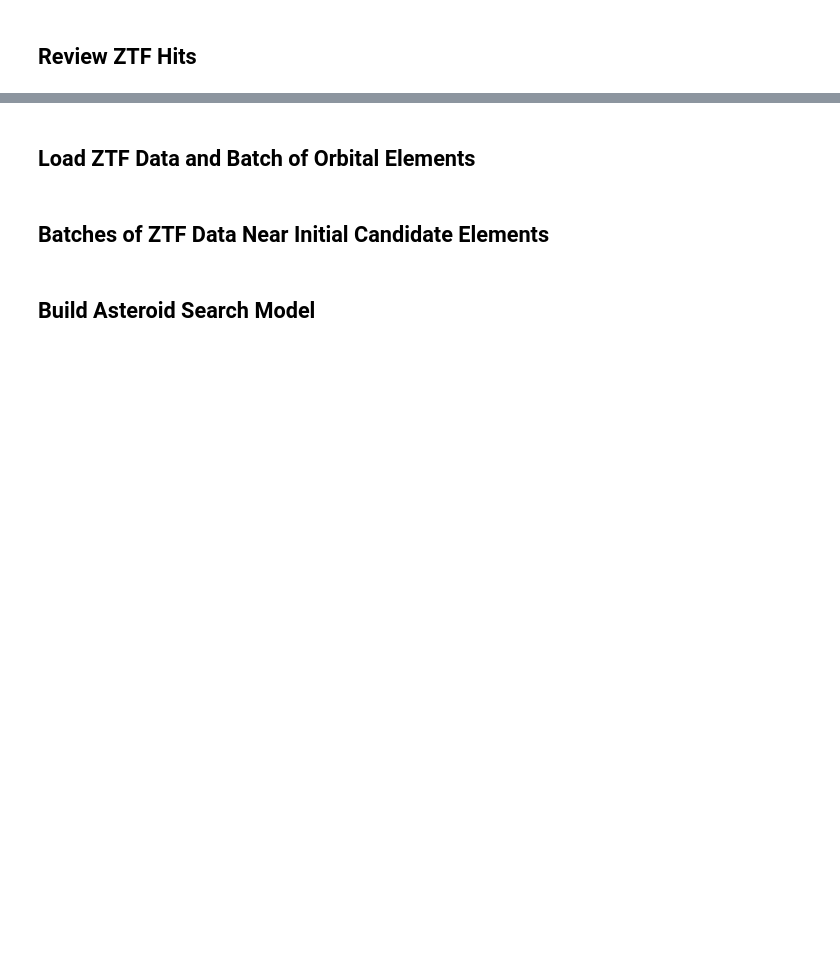
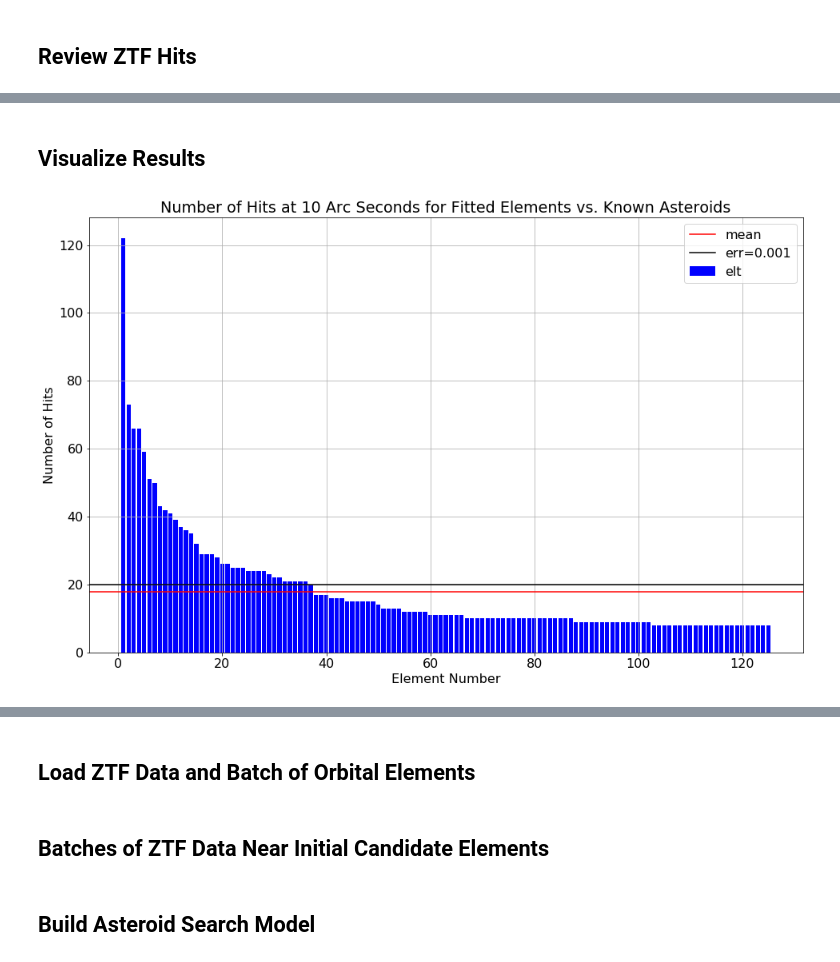
Before and after one commit to memanuel/kepler-sieve, a Jupyter notebook: jupyter/19_search_known.ipynb, the cells around one changed output, grey strips where cells are left out. Drawn from its saved outputs; the diff is of its cells as text; code cells hidden in the pictures; blank space fills up the shorter version.

Commit message:
updated jupyter notebooks to review random search results

```diff
--- a/jupyter/19_search_known.ipynb
+++ b/jupyter/19_search_known.ipynb
@@ -67,3 +69,3 @@ known_ast = True
 # %%
-fitted_elts = load_fitted_elts(known_ast=known_ast, min_hits=8)
+fitted_elts = load_fitted_elts(known_ast=known_ast, min_hits=min_hits)
 best_element_id = fitted_elts.element_id.iloc[0]
@@ -90,0 +72,3 @@ fitted_elts.shape[0]
+# %%
+is_good = fitted_elts.R_sec < max_res
+good_elts = fitted_elts[is_good]
@@ -90,0 +94,3 @@ fitted_elts.shape[0]
+# %%
+num_elts: int = good_elts.shape[0]
+print(f'found {num_elts} good elements with at least {min_hits} hits and R_sec < {max_res} arc seconds.')
@@ -129,2 +165,23 @@ ztf_id_close = ztf_hits.ztf_id.loc[best_element_id]
 # %%
 # ztf_hits.to_csv('../data/candidate_elt/ztf_hits_known.csv')
+# %% [markdown]
+## Visualize Results
+# %%
+plot_x = np.arange(num_elts)+1
+height = np.round(good_elts.hits)
+mean_height = np.mean(height)
+ref_height = 20
+# %%
+# Plot number of hits
+fig, ax = plt.subplots()
+ax.set_title('Number of Hits at 10 Arc Seconds for Fitted Elements vs. Known Asteroids')
+ax.set_xlabel('Element Number')
+ax.set_ylabel('Number of Hits')
+ax.bar(x=plot_x, height=height, label='elt', color='blue')
+ax.axhline(y=mean_height, label='mean', color='red')
+ax.axhline(y=ref_height, label=f'err=0.001', color='black')
+ax.grid()
+ax.legend()
+plt.show()
+# %% [output]
+[figure, added]
```
Also changed, not shown: parts of 37 cells of this notebook, 1 other file.
